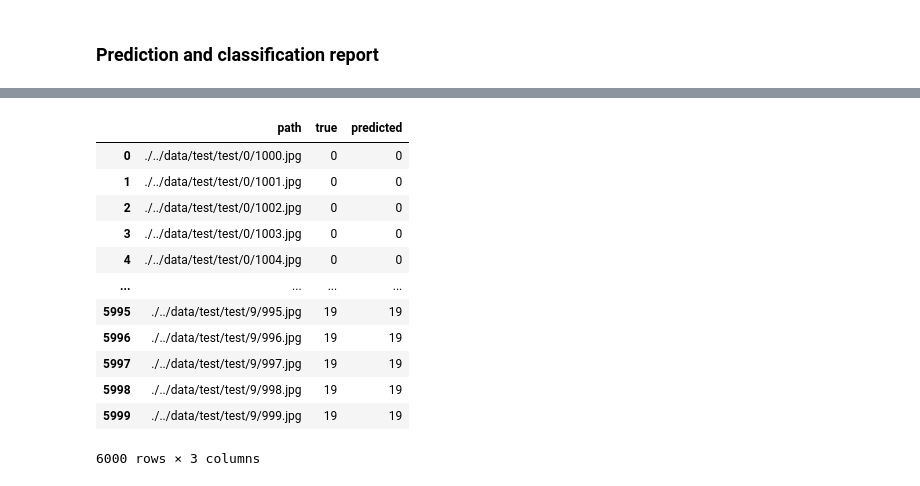
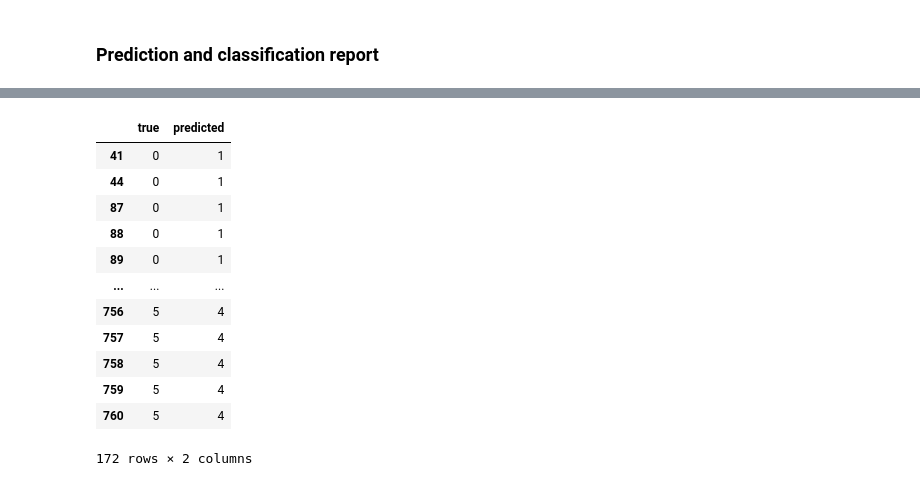
Before and after one commit to ddehghani/HandGestureRecognition, a Jupyter notebook: FirstAppraoch.ipynb, the cells around one changed output, grey strips where cells are left out. Saved outputs shown, nothing was run; the diff lists cells and outputs as text; code cells hidden in the pictures.

```diff
--- a/FirstAppraoch.ipynb
+++ b/FirstAppraoch.ipynb
@@ -20,4 +16,5 @@ import matplotlib.pyplot as plt
 # %%
 train_dir = './../data/train/train'
 test_dir = './../data/test/test'
-classes = os.listdir(train_dir)
+classes = [dir for dir in os.listdir(train_dir) if not dir.startswith('.')]
+classes
@@ -161,5 +158,0 @@ device(type='cpu')
-# %%
-train_loader = DeviceDataLoader(train_loader, device)
-val_loader = DeviceDataLoader(val_loader, device)
-test_loader = DeviceDataLoader(test_loader, device)
-#data_loader = DeviceDataLoader(data_loader, device)
@@ -169,35 +159,7 @@ output_size = 3
 # %% [markdown]
 ### Conv2d Model
-# %%
-def accuracy(outputs, labels):
-    _, preds = torch.max(outputs, dim=1)
-    return torch.tensor(torch.sum(preds == labels).item() / len(preds))
-
-class ImageClassificationBase(nn.Module):
-    def training_step(self, batch):
-        images, labels = batch
-        out = self(images)                   # Generate predictions
-        loss = F.cross_entropy(out, labels)  # Calculate loss
-        return loss
-
-    def validation_step(self, batch):
-        images, labels = batch
-        out = self(images)                    # Generate predictions
-        loss = F.cross_entropy(out, labels)   # Calculate loss
-        acc = accuracy(out, labels)           # Calculate accuracy
-        return {'val_loss': loss.detach(), 'val_acc': acc}
-
-    def validation_epoch_end(self, outputs):
-        batch_losses = [x['val_loss'] for x in outputs]
-        epoch_loss = torch.stack(batch_losses).mean()   # Combine losses
-        batch_accs = [x['val_acc'] for x in outputs]
-        epoch_acc = torch.stack(batch_accs).mean()      # Combine accuracies
-        return {'val_loss': epoch_loss.item(), 'val_acc': epoch_acc.item()}
-
-    def epoch_end(self, epoch, result):
-        print("Epoch [{}], train_loss: {:.4f}, val_loss: {:.4f}, val_acc: {:.4f}".format(
-            epoch, result['train_loss'], result['val_loss'], result['val_acc']))
 # %%
+# LeNet Architecture
 class CnnModel(ImageClassificationBase):
     def __init__(self):
         super().__init__()
@@ -221,7 +183,7 @@ class CnnModel(ImageClassificationBase):
             nn.MaxPool2d(2, 2),
 
             nn.Flatten(),
-            nn.Linear(6250, 256),
+            nn.Linear(36000, 256),
             nn.ReLU(),
             nn.Linear(256, 128),
             nn.ReLU(),
@@ -434,21 +319,20 @@ paths=sorted(paths0)
 # %%
 # test loader prediction result
-TEST_PRED=pd.DataFrame(columns=['path','true','predicted'],index=range(len(paths)))
-TEST_PRED['path']=paths
+TEST_PRED=pd.DataFrame(columns=['true','predicted'])
 TEST_PRED['true']=Y
 TEST_PRED['predicted']=pred
-display(TEST_PRED)
+TEST_PRED[TEST_PRED.true != TEST_PRED.predicted]
 # %% [output]
-|  | path | true | predicted |
-| 0 | ./../data/test/test/0/1000.jpg | 0 | 0 |
-| 1 | ./../data/test/test/0/1001.jpg | 0 | 0 |
-| 2 | ./../data/test/test/0/1002.jpg | 0 | 0 |
-| 3 | ./../data/test/test/0/1003.jpg | 0 | 0 |
-| 4 | ./../data/test/test/0/1004.jpg | 0 | 0 |
-| ... | ... | ... | ... |
-| 5995 | ./../data/test/test/9/995.jpg | 19 | 19 |
-| 5996 | ./../data/test/test/9/996.jpg | 19 | 19 |
-| 5997 | ./../data/test/test/9/997.jpg | 19 | 19 |
-| 5998 | ./../data/test/test/9/998.jpg | 19 | 19 |
-| 5999 | ./../data/test/test/9/999.jpg | 19 | 19 |
+|  | true | predicted |
+| 41 | 0 | 1 |
+| 44 | 0 | 1 |
+| 87 | 0 | 1 |
+| 88 | 0 | 1 |
+| 89 | 0 | 1 |
+| ... | ... | ... |
+| 756 | 5 | 4 |
+| 757 | 5 | 4 |
+| 758 | 5 | 4 |
+| 759 | 5 | 4 |
+| 760 | 5 | 4 |
-6000 rows × 3 columns
+172 rows × 2 columns
```
Also changed, not shown: parts of 24 cells of this notebook, 3 other files.
